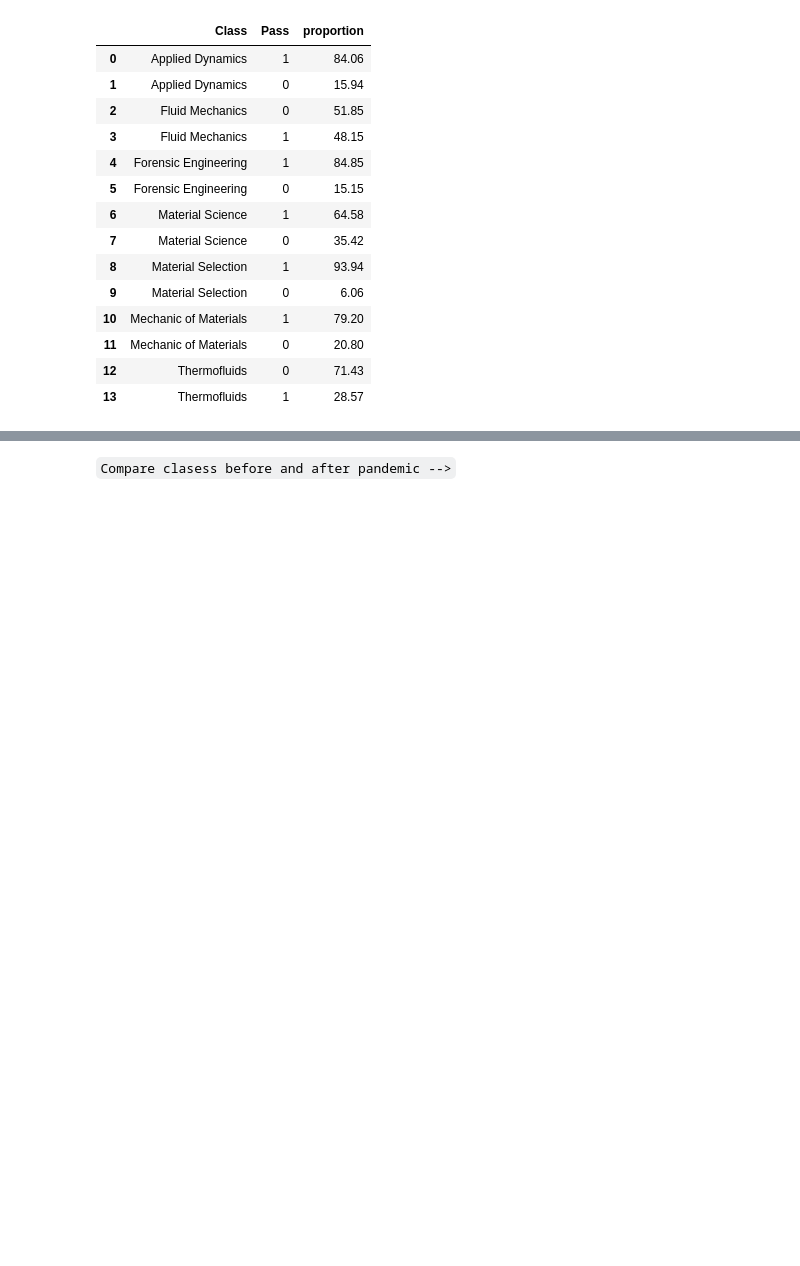
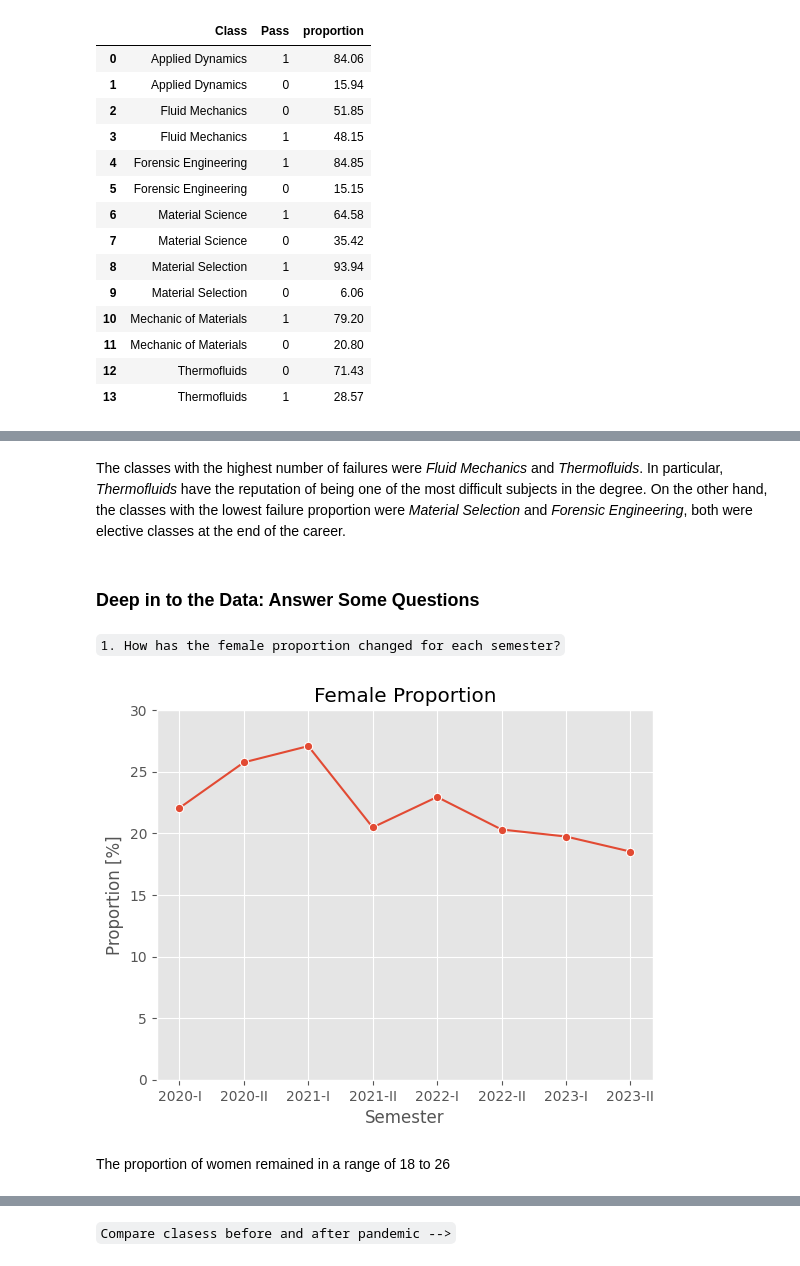
Before and after one commit to alejo1630/grades_college_analysis, a Jupyter notebook: grades.ipynb, the cells around one changed output, grey strips where cells are left out. Saved outputs shown, nothing was run; the diff lists cells and outputs as text; code cells hidden in the pictures; blank space fills up the shorter version.

```diff
--- a/grades.ipynb
+++ b/grades.ipynb
@@ -373,0 +394,21 @@ plt.show()
+# %% [markdown]
+The classes with the highest number of failures were *Fluid Mechanics* and *Thermofluids*. In particular, *Thermofluids* have the reputation of being one of the most difficult subjects in the degree. On the other hand, the classes with the lowest failure proportion were *Material Selection* and *Forensic Engineering*, both were elective classes at the end of the career.
+# %% [markdown]
+### **Deep in to the Data**: Answer Some Questions
+# %% [markdown]
+`1. How has the female proportion changed for each semester?`
+# %%
+df_sex_proportion = df[["Sex", "Year-Semester"]].groupby("Year-Semester").value_counts(normalize=True).mul(100).round(2).reset_index()
+
+sns.lineplot(data = df_sex_proportion[df_sex_proportion["Sex"] == "F"],
+             y = "proportion", x = "Year-Semester", marker = "o")
+
+plt.title("Female Proportion")
+plt.xlabel("Semester")
+plt.ylabel("Proportion [%]")
+plt.ylim([0, 30])
+plt.show()
+# %% [output]
+[figure, added]
+# %% [markdown]
+The proportion of women remained in a range of 18 to 26
```
Also changed, not shown: parts of 19 cells of this notebook.
